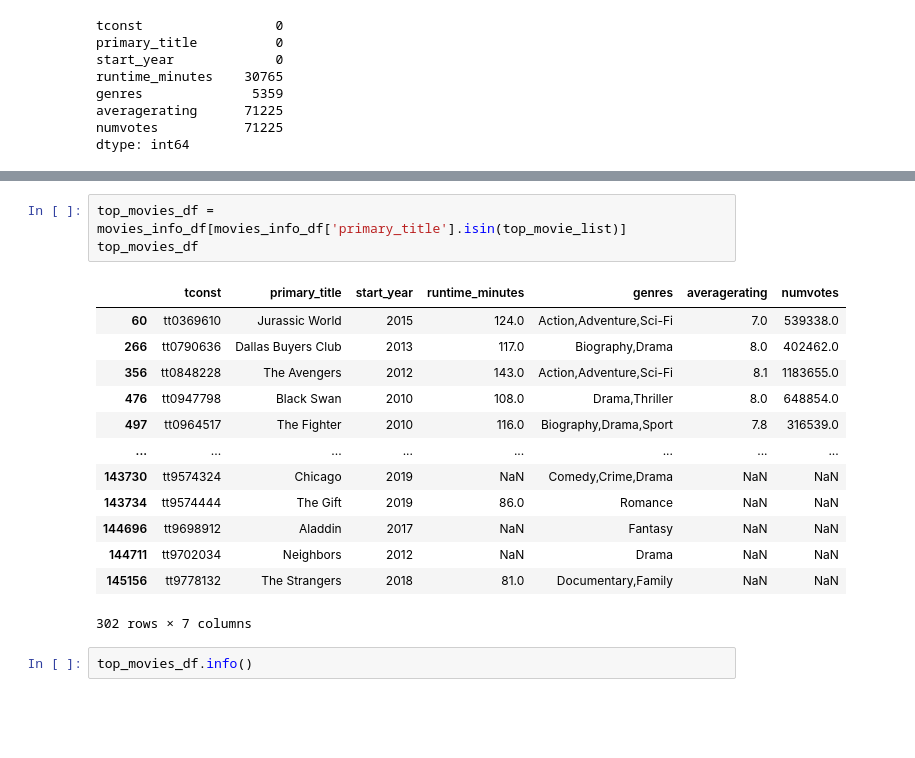
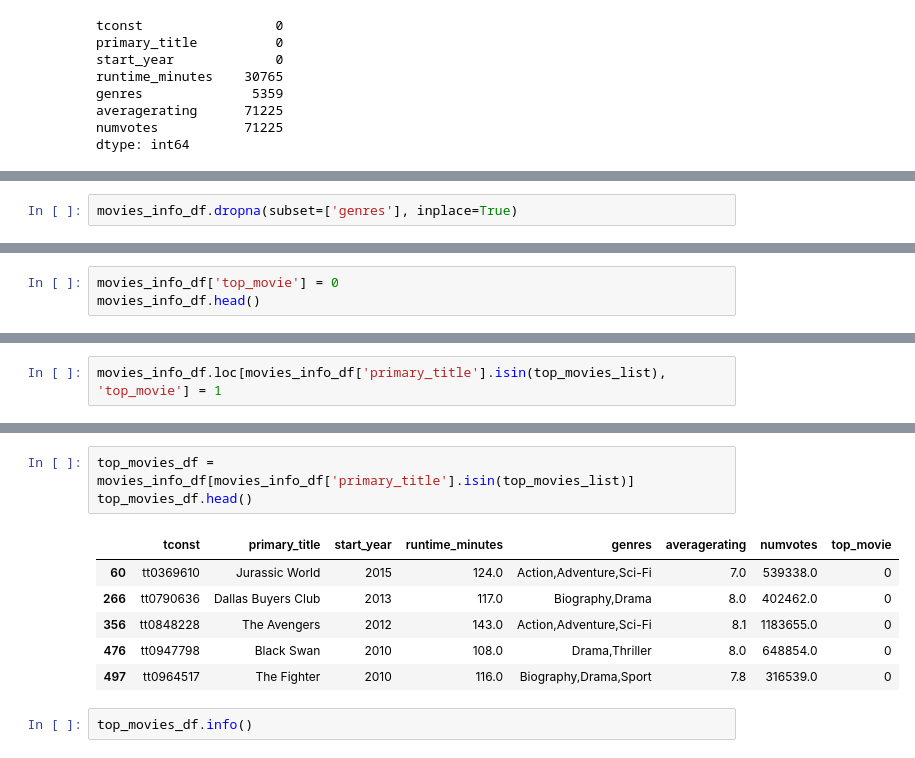
Before and after one commit to jmarkowi/Microsoft-Studios-Analysis, a Jupyter notebook: jmark_working_nb.ipynb, the cells around one changed output, grey strips where cells are left out. Drawn from its saved outputs; the diff is of its cells as text; blank space fills up the shorter version.

Commit message:
Fixing top movies

```diff
--- a/jmark_working_nb.ipynb
+++ b/jmark_working_nb.ipynb
@@ -253,0 +200,2 @@ matching_movies
+# %%
+movies_info_df.dropna(subset=['genres'], inplace=True)
@@ -253,0 +222,3 @@ matching_movies
+# %%
+movies_info_df['top_movie'] = 0
+movies_info_df.head()
@@ -253,0 +234,2 @@ matching_movies
+# %%
+movies_info_df.loc[movies_info_df['primary_title'].isin(top_movies_list), 'top_movie'] = 1
@@ -254,20 +269,13 @@ matching_movies
 # %%
-top_movies_df = movies_info_df[movies_info_df['primary_title'].isin(top_movie_list)]
-top_movies_df
+top_movies_df = movies_info_df[movies_info_df['primary_title'].isin(top_movies_list)]
+top_movies_df.head()
 # %% [output]
-|  | tconst | primary_title | start_year | runtime_minutes | genres | averagerating | numvotes |
-| 60 | tt0369610 | Jurassic World | 2015 | 124.0 | Action,Adventure,Sci-Fi | 7.0 | 539338.0 |
-| 266 | tt0790636 | Dallas Buyers Club | 2013 | 117.0 | Biography,Drama | 8.0 | 402462.0 |
-| 356 | tt0848228 | The Avengers | 2012 | 143.0 | Action,Adventure,Sci-Fi | 8.1 | 1183655.0 |
-| 476 | tt0947798 | Black Swan | 2010 | 108.0 | Drama,Thriller | 8.0 | 648854.0 |
-| 497 | tt0964517 | The Fighter | 2010 | 116.0 | Biography,Drama,Sport | 7.8 | 316539.0 |
-| ... | ... | ... | ... | ... | ... | ... | ... |
-| 143730 | tt9574324 | Chicago | 2019 | NaN | Comedy,Crime,Drama | NaN | NaN |
-| 143734 | tt9574444 | The Gift | 2019 | 86.0 | Romance | NaN | NaN |
-| 144696 | tt9698912 | Aladdin | 2017 | NaN | Fantasy | NaN | NaN |
-| 144711 | tt9702034 | Neighbors | 2012 | NaN | Drama | NaN | NaN |
-| 145156 | tt9778132 | The Strangers | 2018 | 81.0 | Documentary,Family | NaN | NaN |
+|  | tconst | primary_title | start_year | runtime_minutes | genres | averagerating | numvotes | top_movie |
+| 60 | tt0369610 | Jurassic World | 2015 | 124.0 | Action,Adventure,Sci-Fi | 7.0 | 539338.0 | 0 |
+| 266 | tt0790636 | Dallas Buyers Club | 2013 | 117.0 | Biography,Drama | 8.0 | 402462.0 | 0 |
+| 356 | tt0848228 | The Avengers | 2012 | 143.0 | Action,Adventure,Sci-Fi | 8.1 | 1183655.0 | 0 |
+| 476 | tt0947798 | Black Swan | 2010 | 108.0 | Drama,Thriller | 8.0 | 648854.0 | 0 |
+| 497 | tt0964517 | The Fighter | 2010 | 116.0 | Biography,Drama,Sport | 7.8 | 316539.0 | 0 |
-302 rows × 7 columns
 # %%
 top_movies_df.info()
 # %% [output]
```
Also changed, not shown: parts of 16 cells of this notebook.
